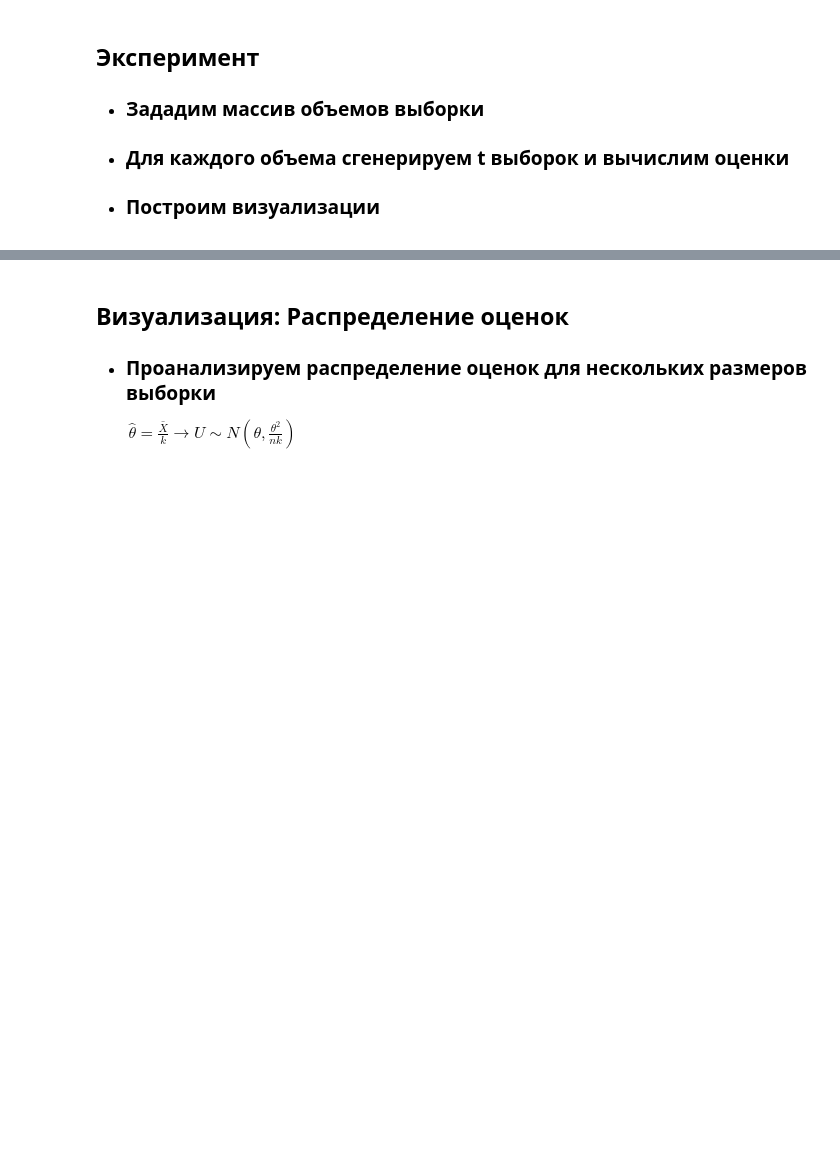
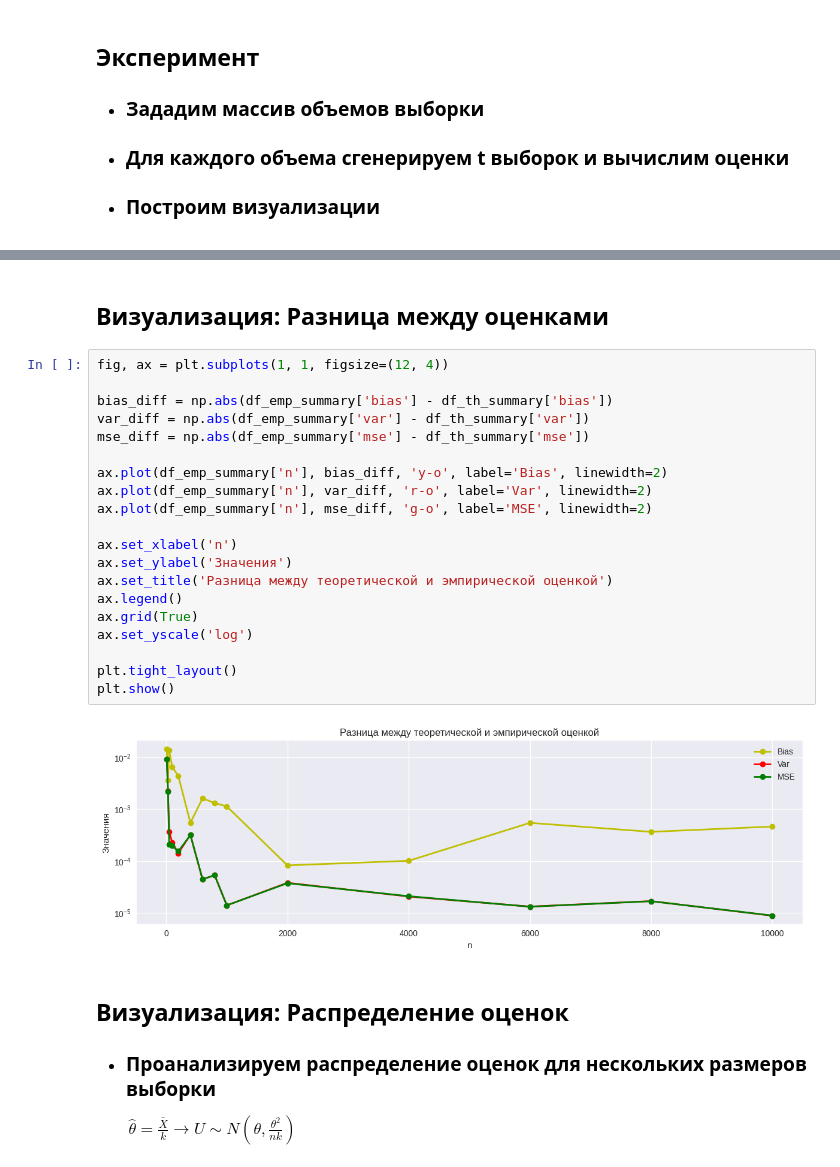
Before and after one commit to V4Vd/matstat, a Jupyter notebook: lab2/task_1.ipynb, the cells around one changed output, grey strips where cells are left out. Saved outputs shown, nothing was run; the diff lists cells and outputs as text; blank space fills up the shorter version.

```diff
--- a/lab2/task_1.ipynb
+++ b/lab2/task_1.ipynb
@@ -167,3 +164,27 @@ THEORETICAL ESTIMATIONS:
+# %% [markdown]
+## Визуализация: Разница между оценками
+# %%
+fig, ax = plt.subplots(1, 1, figsize=(12, 4))
+
+bias_diff = np.abs(df_emp_summary['bias'] - df_th_summary['bias'])
+var_diff = np.abs(df_emp_summary['var'] - df_th_summary['var'])
+mse_diff = np.abs(df_emp_summary['mse'] - df_th_summary['mse'])
+
+ax.plot(df_emp_summary['n'], bias_diff, 'y-o', label='Bias', linewidth=2)
+ax.plot(df_emp_summary['n'], var_diff, 'r-o', label='Var', linewidth=2)
+ax.plot(df_emp_summary['n'], mse_diff, 'g-o', label='MSE', linewidth=2)
+
+ax.set_xlabel('n')
+ax.set_ylabel('Значения')
+ax.set_title('Разница между теоретической и эмпирической оценкой')
+ax.legend()
+ax.grid(True)
+ax.set_yscale('log')
+
+plt.tight_layout()
+plt.show()
+# %% [output]
+[figure, added]
 # %% [markdown]
 ## Визуализация: Распределение оценок
 
```
Also changed, not shown: parts of 4 cells of this notebook, 1 other file.
